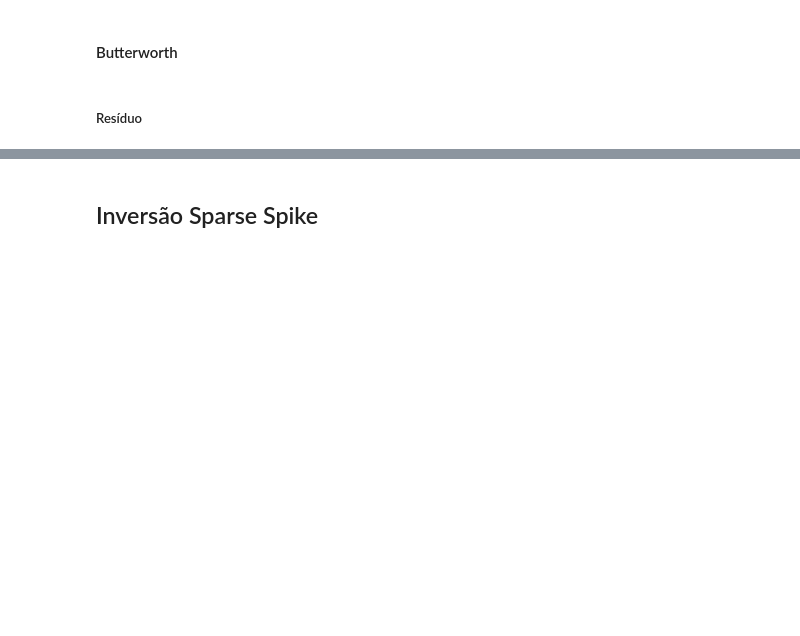
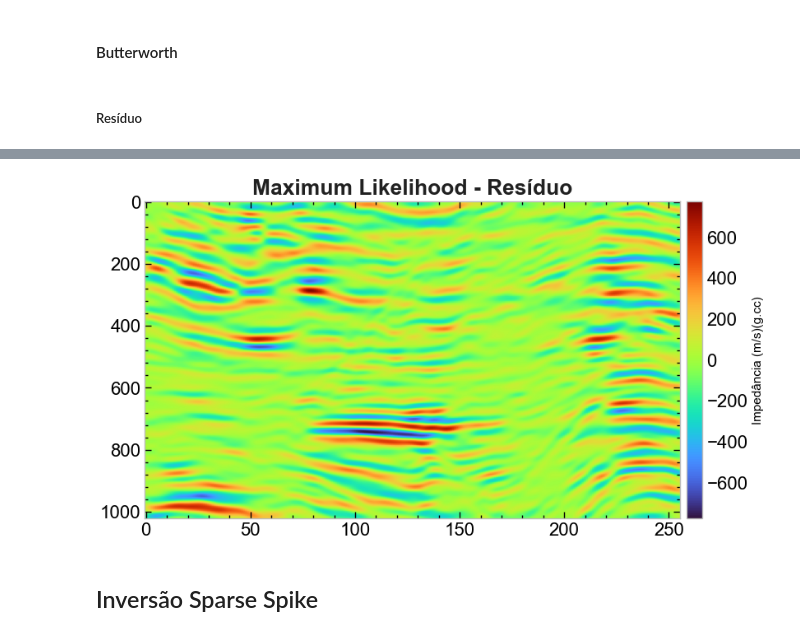
Before and after one commit to albano-a/tcc_methodology, a Jupyter notebook: main.ipynb, the cells around one changed output, grey strips where cells are left out. Saved outputs shown, nothing was run; the diff lists cells and outputs as text; code cells hidden in the pictures; blank space fills up the shorter version.

```diff
--- a/main.ipynb
+++ b/main.ipynb
@@ -306,6 +306,6 @@ ml_inverted_impedance_final_butter = ml_inverted_impedance_butter + imp_backgrou
 # %% [markdown]
 ##### Resíduo
 # %%
-residuo = ml_inverted_impedance_final_ricker - ml_inverted_impedance_final_butter
-residuo_ricker = imp_30hz - ml_inverted_impedance_final_ricker
-residuo_butter = imp_30hz - ml_inverted_impedance_final_butter
+ml_residuo = ml_inverted_impedance_final_ricker - ml_inverted_impedance_final_butter
+ml_residuo_ricker = imp_30hz - ml_inverted_impedance_final_ricker
+ml_residuo_butter = imp_30hz - ml_inverted_impedance_final_butter
@@ -312,3 +353,22 @@ residuo_butter = imp_30hz - ml_inverted_impedance_final_butter
+# %%
+fig, axs = plt.subplots(1, 1, figsize=(10, 5))
+
+SECTION = 200
+
+c = axs.imshow(
+    ml_residuo[SECTION, :, :].T, cmap="turbo", aspect="auto"
+)
+cbar = fig.colorbar(c, ax=axs, pad=0.01)
+cbar.set_label("Impedância (m/s)(g.cc)", size=11)
+cbar.ax.tick_params(labelsize=LABEL_SIZE)
+axs.set_title("Maximum Likelihood - Resíduo", fontsize=FONT_SIZE, fontweight="bold", color=TEXT_COLOR)
+axs.set_yticklabels(
+    [str(int(tick) * 4) for tick in axs.get_yticks()]
+)  # Altera os rótulos do eixo y
+axs.tick_params(axis="both", labelsize=LABEL_SIZE)
+axs.grid(False)
+# %% [output]
+[figure, added]
 # %% [markdown]
 ## Inversão Sparse Spike
 # %% [markdown]
```
Also changed, not shown: parts of 10 cells of this notebook, 1 other file.
